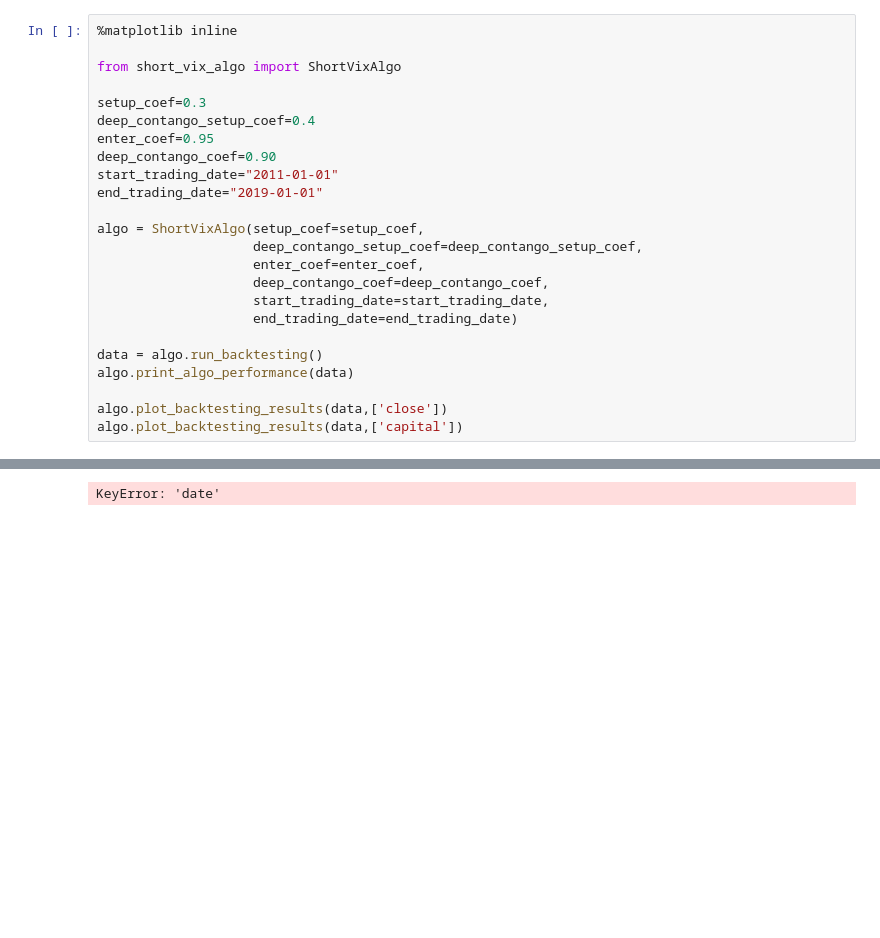
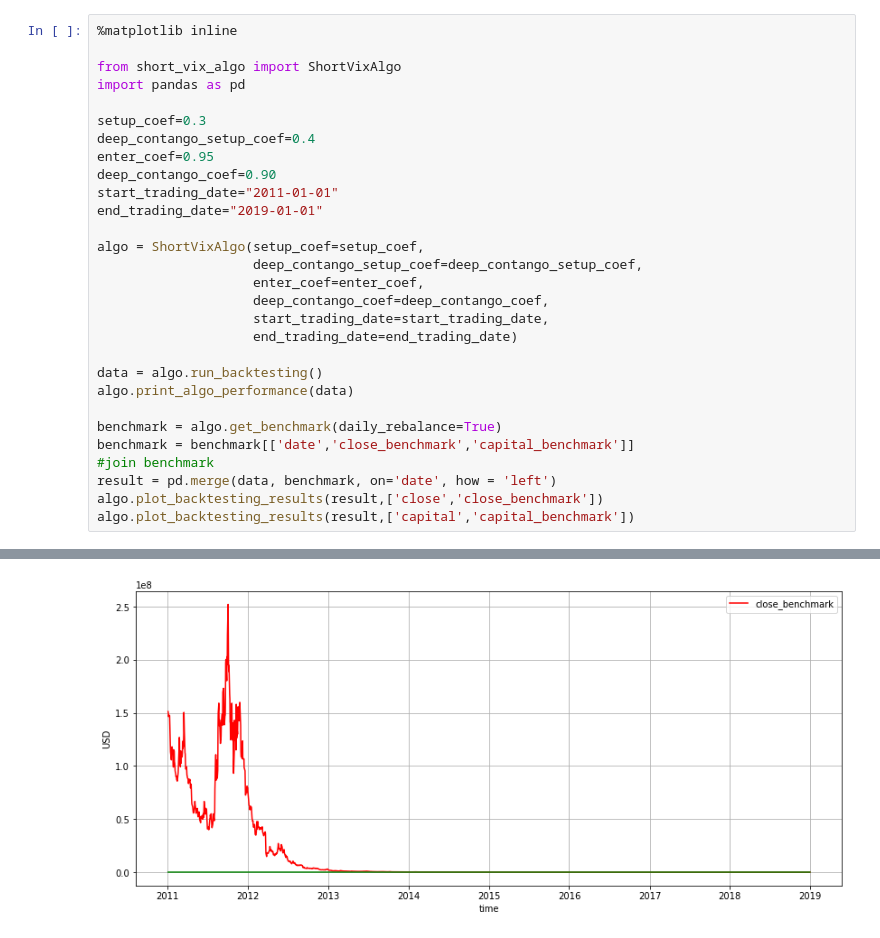
Before and after one commit to tzhang7/tz_short_vix_algo, a Jupyter notebook: backtesting.ipynb, the cells around one changed output, grey strips where cells are left out. Saved outputs shown, nothing was run; the diff lists cells and outputs as text; blank space fills up the shorter version.

Commit message:
added SP500 benchmark.

```diff
--- a/backtesting.ipynb
+++ b/backtesting.ipynb
@@ -2,6 +2,7 @@
 %matplotlib inline
 
 from short_vix_algo import ShortVixAlgo
+import pandas as pd
 
 setup_coef=0.3
 deep_contango_setup_coef=0.4
@@ -20,6 +21,10 @@ algo = ShortVixAlgo(setup_coef=setup_coef,
 data = algo.run_backtesting()
 algo.print_algo_performance(data)
 
-algo.plot_backtesting_results(data,['close'])
-algo.plot_backtesting_results(data,['capital'])
+benchmark = algo.get_benchmark(daily_rebalance=True)
+benchmark = benchmark[['date','close_benchmark','capital_benchmark']]
+#join benchmark
+result = pd.merge(data, benchmark, on='date', how = 'left')
+algo.plot_backtesting_results(result,['close','close_benchmark'])
+algo.plot_backtesting_results(result,['capital','capital_benchmark'])
 # %% [output]
@@ -27 +40 @@ algo.plot_backtesting_results(data,['capital'])
-KeyError: 'date'
+[figure, added]
```
Also changed, not shown: parts of 1 cell of this notebook, 4 other files.
